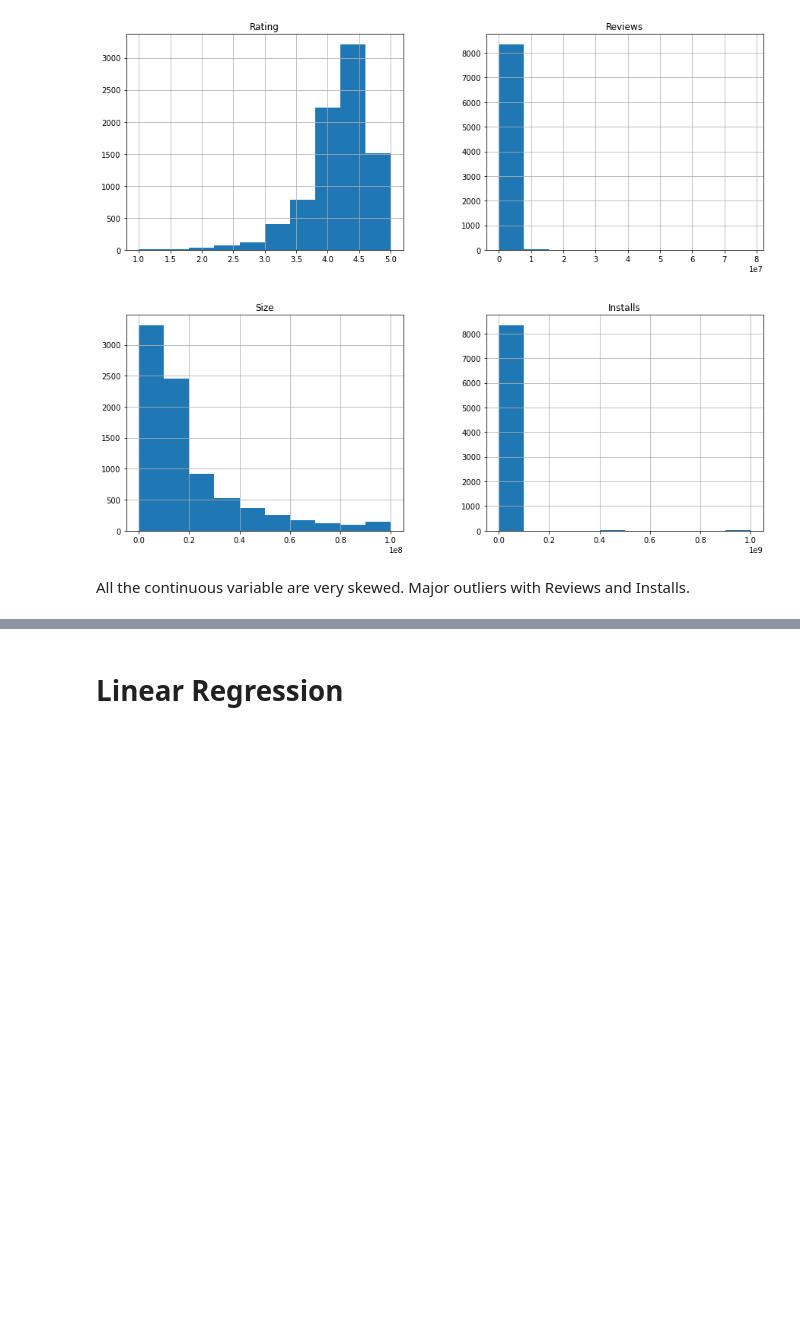
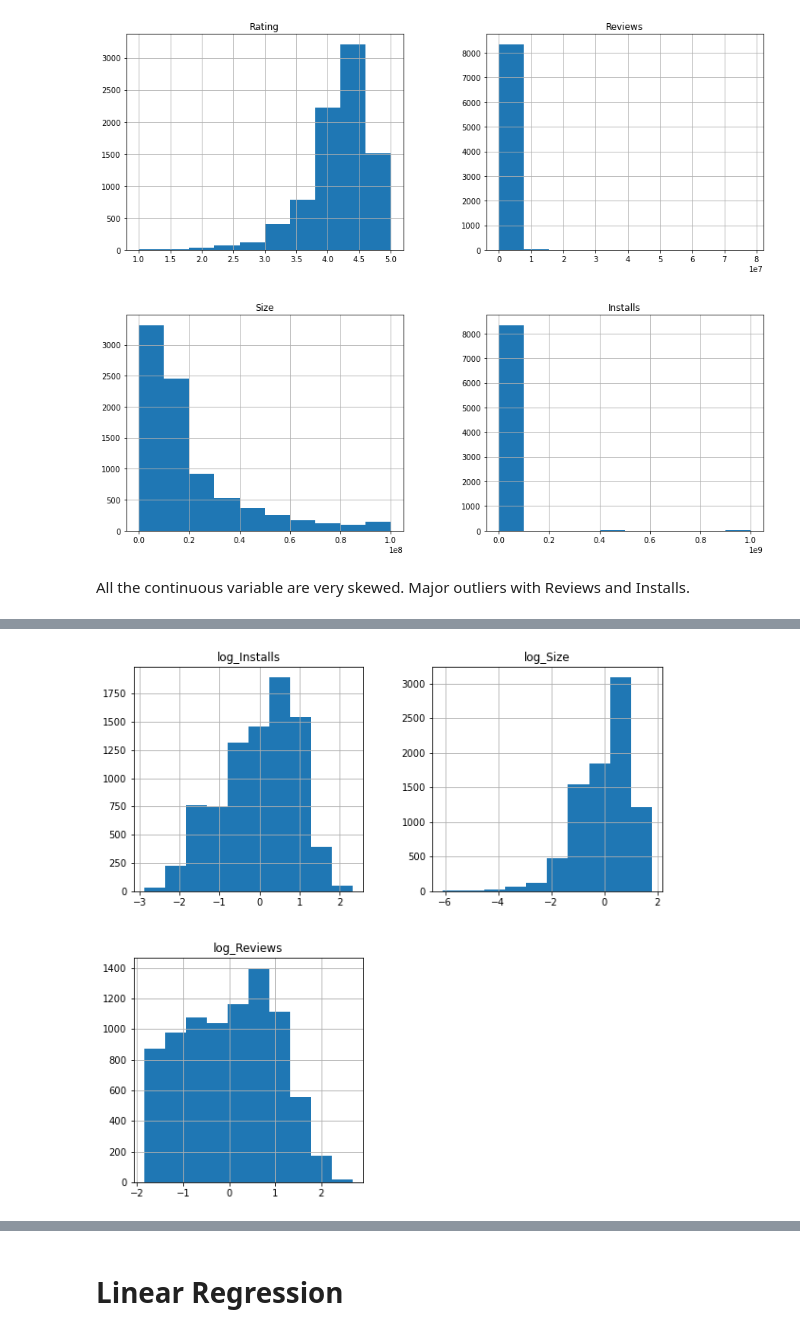
Before and after one commit to halmonchaquayla/Google-Play-Store-Analysis, a Jupyter notebook: Models.ipynb, the cells around one changed output, grey strips where cells are left out. Drawn from its saved outputs; the diff is of its cells as text; code cells hidden in the pictures; blank space fills up the shorter version.

```diff
--- a/Models.ipynb
+++ b/Models.ipynb
@@ -175,0 +201,5 @@ All the continuous variable are very skewed. Major outliers with Reviews and Ins
+# %%
+df_log_norm = df_log_norm.apply(normalize)
+df_log_norm.hist(figsize=(10,10));
+# %% [output]
+[figure, added]
```
Also changed, not shown: parts of 18 cells of this notebook.
